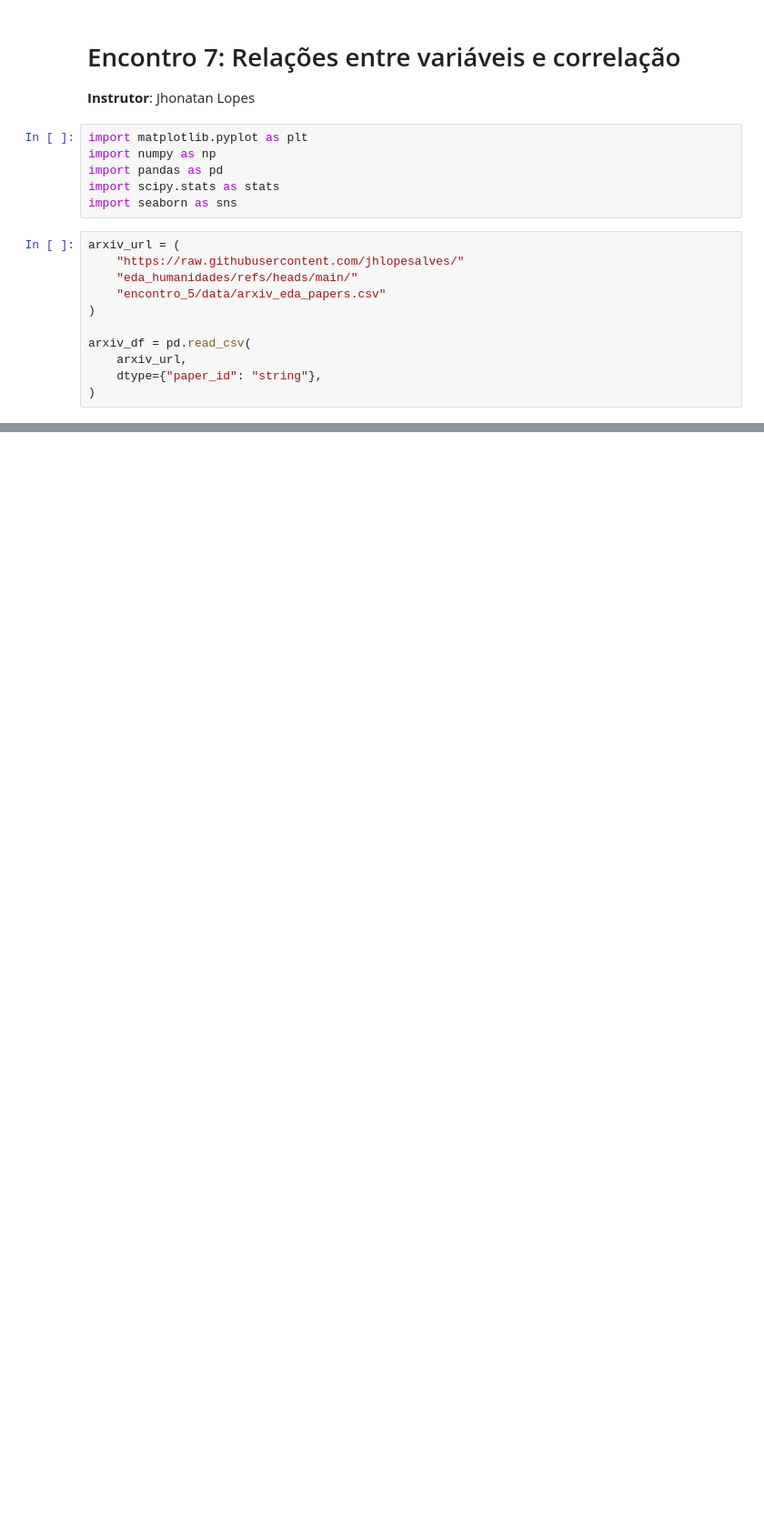
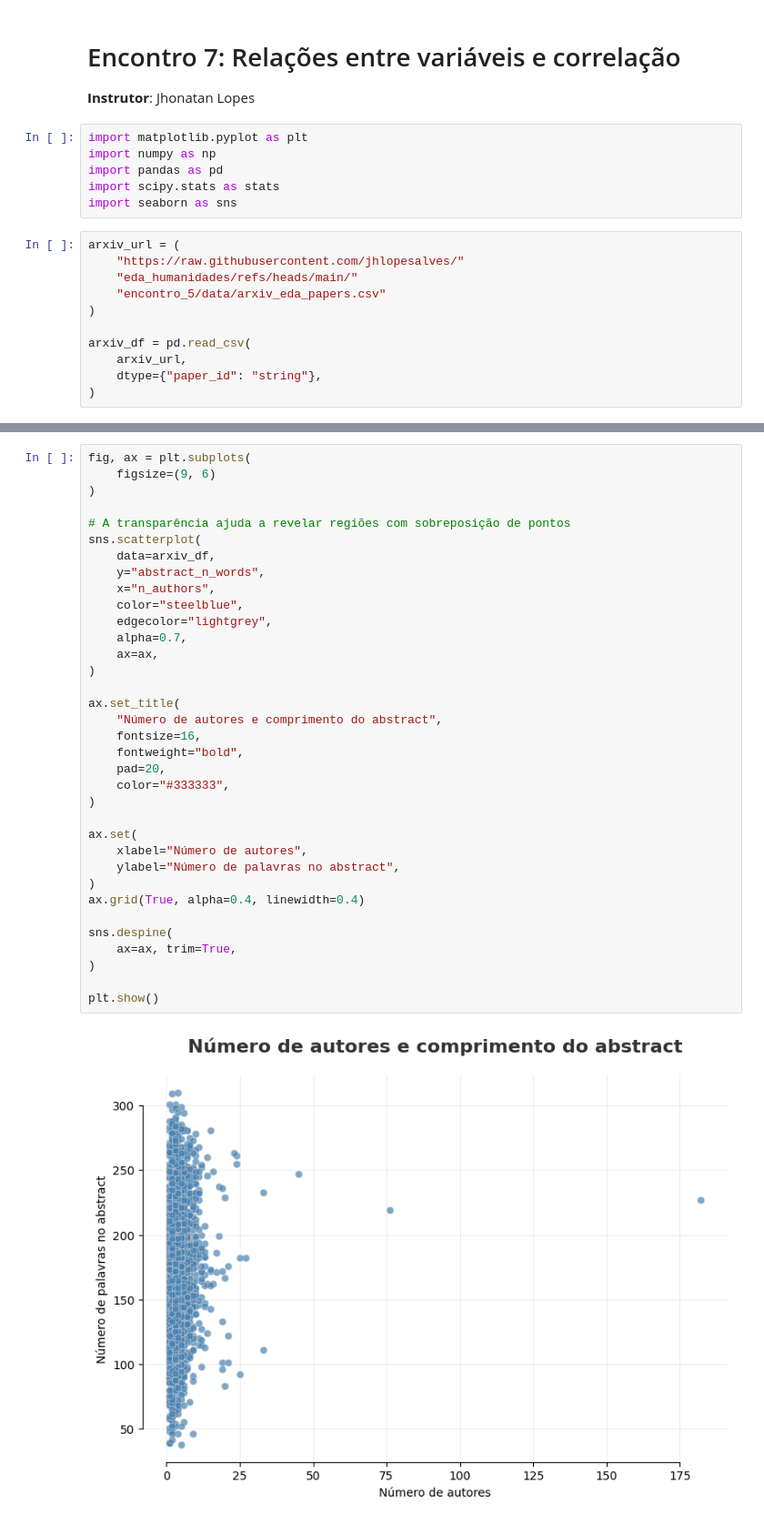
Before and after one commit to jhlopesalves/eda_humanidades, a Jupyter notebook: encontro_7/enc_7.ipynb, the cells around one changed output, grey strips where cells are left out. Shown at 91% size. Drawn from its saved outputs; the diff is of its cells as text; blank space fills up the shorter version.

```diff
--- a/encontro_7/enc_7.ipynb
+++ b/encontro_7/enc_7.ipynb
@@ -23,0 +167,37 @@ arxiv_df = pd.read_csv(
+# %%
+fig, ax = plt.subplots(
+    figsize=(9, 6)
+)
+
+# A transparência ajuda a revelar regiões com sobreposição de pontos
+sns.scatterplot(
+    data=arxiv_df,
+    y="abstract_n_words",
+    x="n_authors",
+    color="steelblue",
+    edgecolor="lightgrey",
+    alpha=0.7,
+    ax=ax,
+)
+
+ax.set_title(
+    "Número de autores e comprimento do abstract",
+    fontsize=16,
+    fontweight="bold",
+    pad=20,
+    color="#333333",
+)
+
+ax.set(
+    xlabel="Número de autores",
+    ylabel="Número de palavras no abstract",
+)
+ax.grid(True, alpha=0.4, linewidth=0.4)
+
+sns.despine(
+    ax=ax, trim=True,
+)
+
+plt.show()
+# %% [output]
+[figure, added]
```
Also changed, not shown: parts of 21 cells of this notebook.
